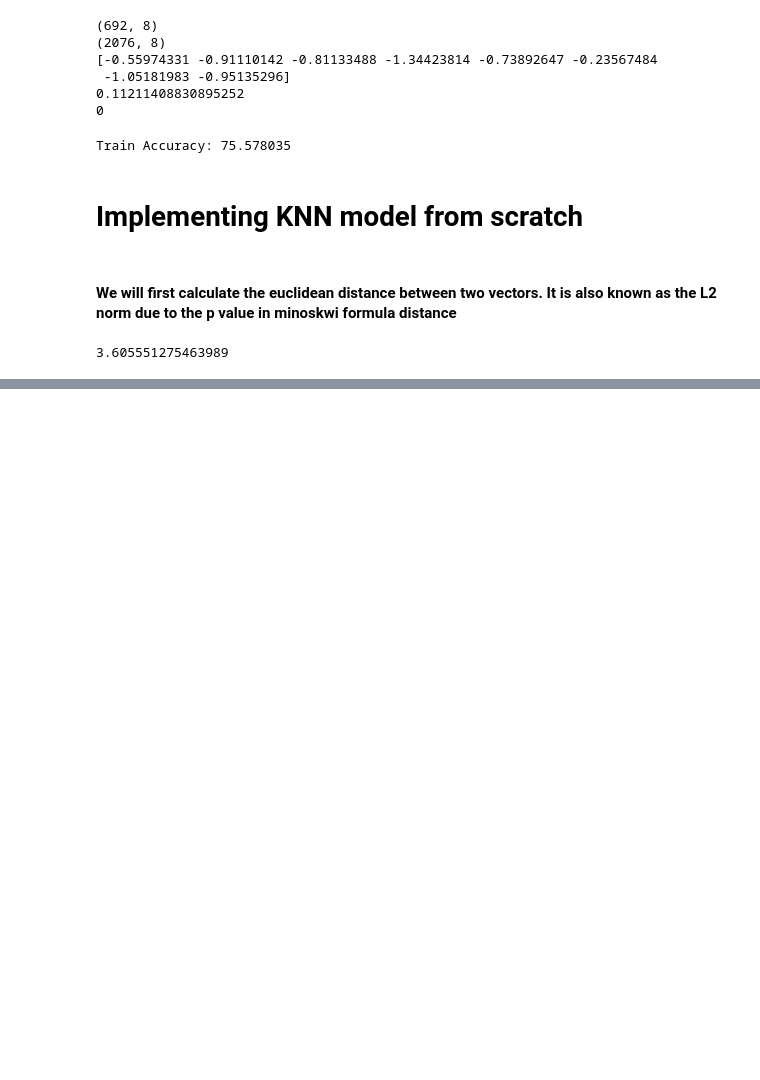
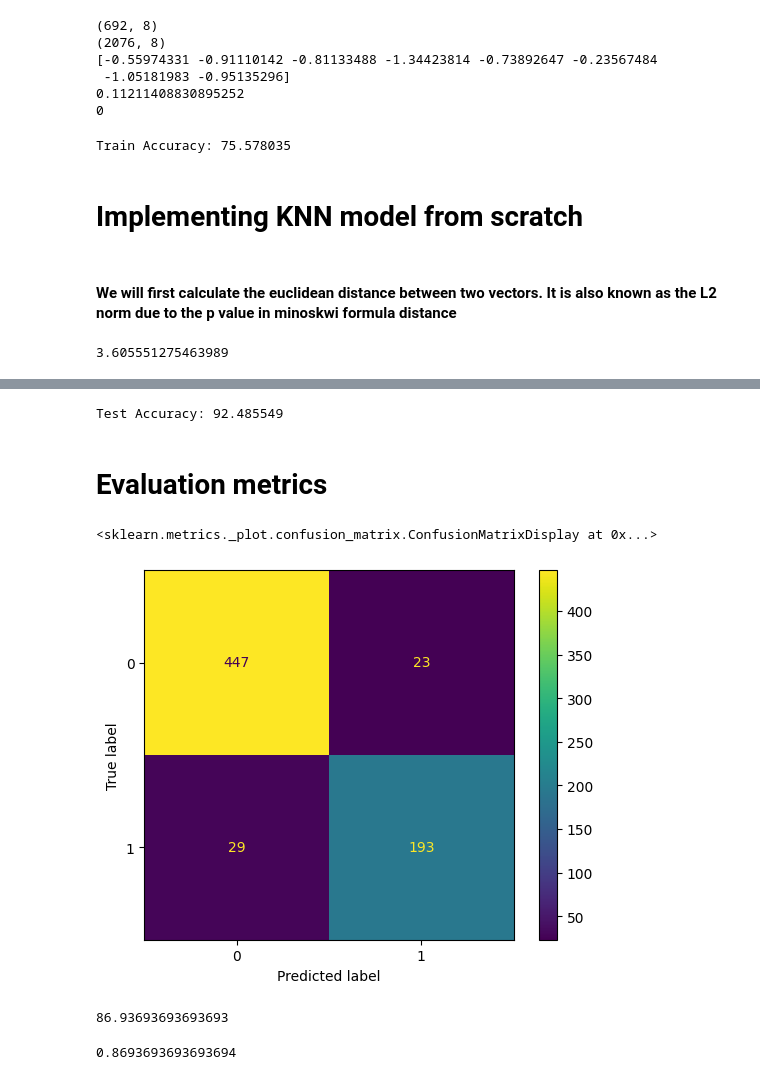
Before and after one commit to shinji-Yama77/ml-models, a Jupyter notebook: Binary Classificlation Diabetes .ipynb, the cells around one changed output, grey strips where cells are left out. Cells and saved outputs as stored; diff of their text form; code cells hidden in the pictures; blank space fills up the shorter version.

Commit message:
evaluation

```diff
--- a/Binary Classificlation Diabetes .ipynb
+++ b/Binary Classificlation Diabetes .ipynb
@@ -536,0 +531,6 @@ Test Accuracy: 92.485549
+# %%
+print('Test Accuracy: %f'%(np.mean(predictions3 == y_test) * 100))
+# %% [output]
+Test Accuracy: 92.485549
+# %% [markdown]
+# Evaluation metrics
@@ -536,0 +540,17 @@ Test Accuracy: 92.485549
+# %%
+cm2 = confusion_matrix(y_test, predictions3)
+# %%
+display = ConfusionMatrixDisplay(cm2)
+display.plot()
+# %% [output]
+<sklearn.metrics._plot.confusion_matrix.ConfusionMatrixDisplay at 0x...>
+[figure, added]
+# %%
+recall = 193/(193 + 29)*100
+print(recall)
+# %% [output]
+86.93693693693693
+# %%
+recall_score(y_test, predictions3)
+# %% [output]
+0.8693693693693694
```
Also changed, not shown: parts of 37 cells of this notebook.
